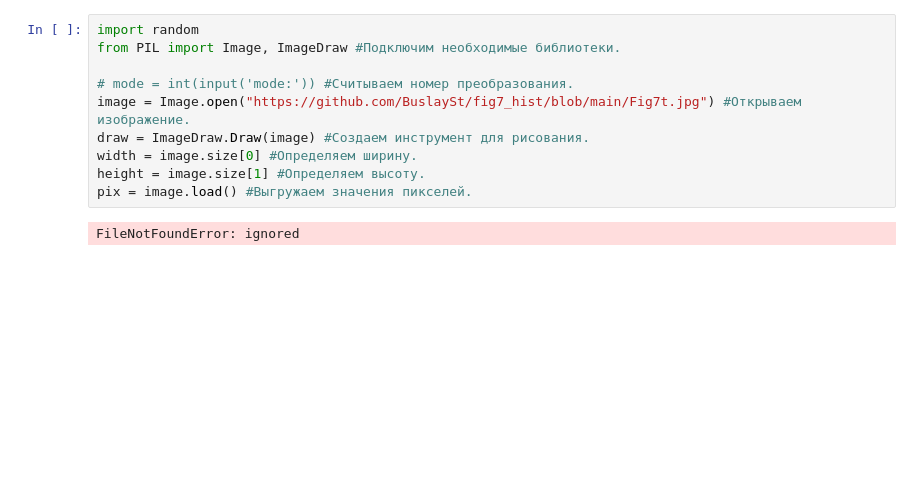
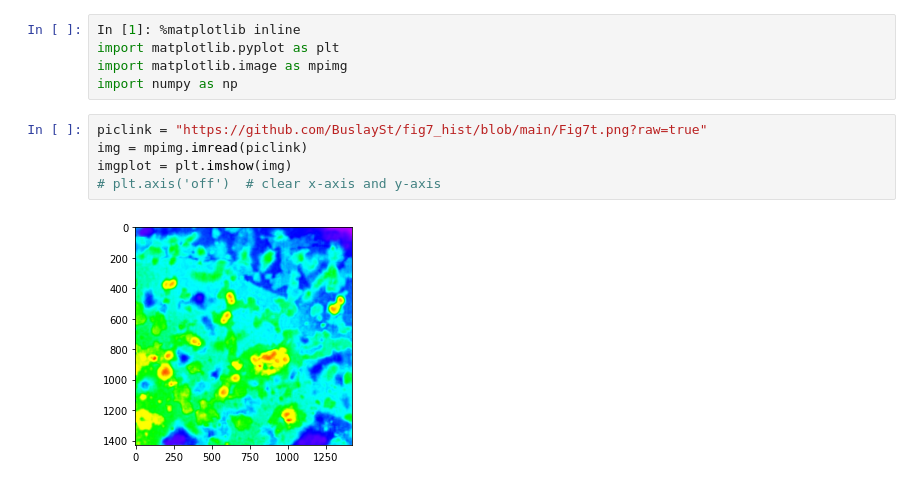
Before and after one commit to BuslaySt/fig7_hist, a Jupyter notebook: Fig7histogram.ipynb, the cells around one changed output. Cells and saved outputs as stored; diff of their text form; blank space fills up the shorter version.

```diff
--- a/Fig7histogram.ipynb
+++ b/Fig7histogram.ipynb
@@ -1,14 +1,14 @@
 # %% [markdown]
 <a href="https://colab.research.google.com/github/BuslaySt/fig7_hist/blob/main/Fig7histogram.ipynb" target="_parent"><img src="https://colab.research.google.com/assets/colab-badge.svg" alt="Open In Colab"/></a>
-# %%
-import random
-from PIL import Image, ImageDraw #Подключим необходимые библиотеки.
-
-# mode = int(input('mode:')) #Считываем номер преобразования.
-image = Image.open("https://github.com/BuslaySt/fig7_hist/blob/main/Fig7t.jpg") #Открываем изображение.
-draw = ImageDraw.Draw(image) #Создаем инструмент для рисования.
-width = image.size[0] #Определяем ширину.
-height = image.size[1] #Определяем высоту.
-pix = image.load() #Выгружаем значения пикселей.
-# %% [output]
-FileNotFoundError: ignored
+# %%
+In [1]: %matplotlib inline
+import matplotlib.pyplot as plt
+import matplotlib.image as mpimg
+import numpy as np
+# %%
+piclink = "https://github.com/BuslaySt/fig7_hist/blob/main/Fig7t.png?raw=true"
+img = mpimg.imread(piclink)
+imgplot = plt.imshow(img)
+# plt.axis('off')  # clear x-axis and y-axis
+# %% [output]
+[figure, added]
```
Also changed, not shown: parts of 7 cells of this notebook.
